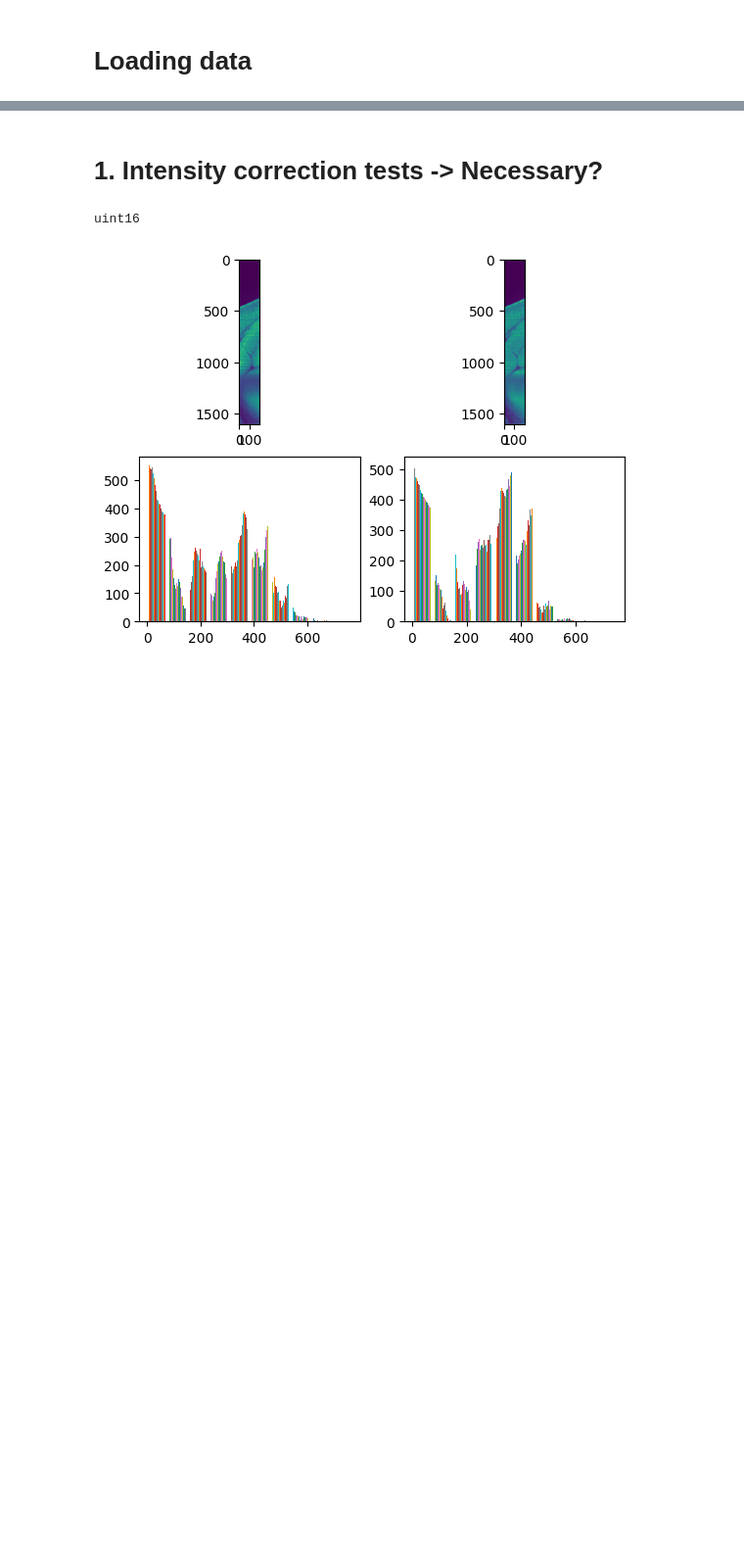
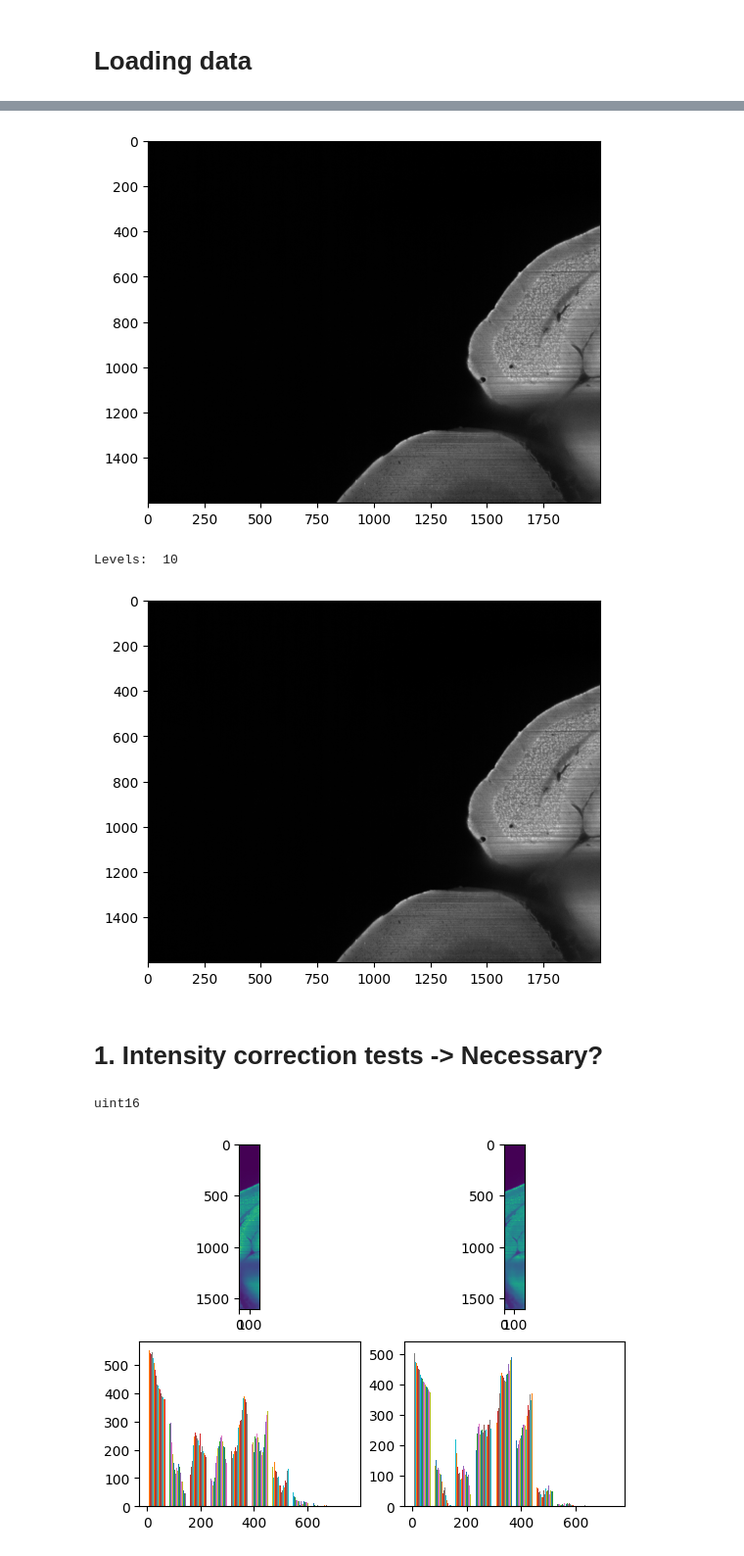
Before and after one commit to AllenNeuralDynamics/aind-registration_evaluation, a Jupyter notebook: scripts/key_points_detector_demo.ipynb, the cells around one changed output, grey strips where cells are left out. Shown at 98% size. Drawn from its saved outputs; the diff is of its cells as text; code cells hidden in the pictures; blank space fills up the shorter version.

```diff
--- a/scripts/key_points_detector_demo.ipynb
+++ b/scripts/key_points_detector_demo.ipynb
@@ -24,3 +27,35 @@ print("3D image shape: ", img_3d.shape)
+# %%
+import pywt
+import numpy as np
+
+wavelet_basis = "db1"
+noise_sigma = 0.25
+image = img_1.copy().astype(np.float32)
+
+image += np.random.normal(0, noise_sigma, size=image.shape)
+
+plt.imshow(image, cmap="gray")
+plt.show()
+
+# denoising
+
+wav_obj = pywt.Wavelet(wavelet_basis)
+levels = int(np.floor(np.log2(image.shape[0])))
+print("Levels: ", levels)
+
+wavelet_coeff = pywt.wavedec2(image, wavelet=wav_obj, level=levels)
+arr, coeff_slices = pywt.coeffs_to_array(wavelet_coeff)
+
+arr = pywt.threshold(arr, noise_sigma, mode='soft')
+nwc = pywt.array_to_coeffs(arr, coeff_slices, output_format='wavedec2')
+denoised_image = pywt.waverec2(nwc, wav_obj)
+
+plt.imshow(denoised_image, cmap="gray")
+plt.show()
+# %% [output]
+[figure, added]
+Levels:  10
+[figure, added]
 # %% [markdown]
 # 1. Intensity correction tests -> Necessary?
 # %%
```
Also changed, not shown: parts of 1 cell of this notebook, 12 other files.
